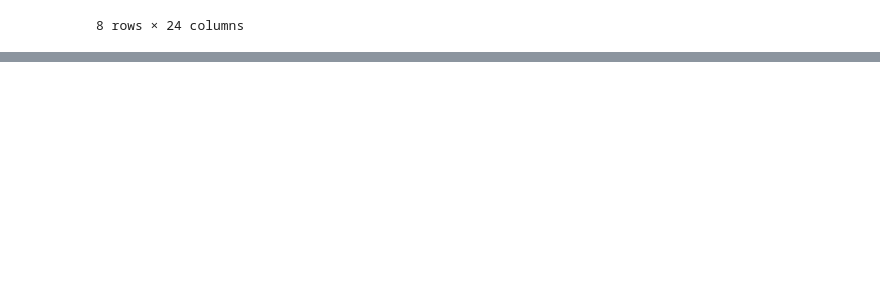
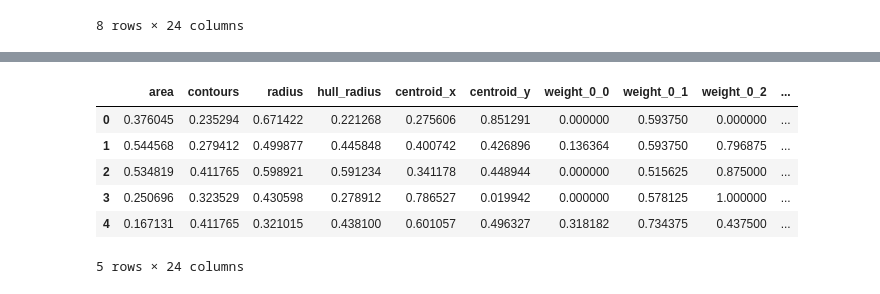
Before and after one commit to jsmienk/IML, a Jupyter notebook: notebooks/feature_analysis.ipynb, the cells around one changed output, grey strips where cells are left out. Saved outputs shown, nothing was run; the diff lists cells and outputs as text; code cells hidden in the pictures; blank space fills up the shorter version.

```diff
--- a/notebooks/feature_analysis.ipynb
+++ b/notebooks/feature_analysis.ipynb
@@ -295,0 +311,14 @@ data_clean.to_csv('../dataset-numpy/dataset-clean-manual.csv', sep=',', encoding
+# %%
+from sklearn.preprocessing import MinMaxScaler
+
+scaler = MinMaxScaler()
+normalized = pd.DataFrame(scaler.fit_transform(data_clean), columns=data_clean.columns)
+normalized[:5]
+# %% [output]
+|  | area | contours | radius | hull_radius | centroid_x | centroid_y | weight_0_0 | weight_0_1 | weight_0_2 | ... |
+| 0 | 0.376045 | 0.235294 | 0.671422 | 0.221268 | 0.275606 | 0.851291 | 0.000000 | 0.593750 | 0.000000 | ... |
+| 1 | 0.544568 | 0.279412 | 0.499877 | 0.445848 | 0.400742 | 0.426896 | 0.136364 | 0.593750 | 0.796875 | ... |
+| 2 | 0.534819 | 0.411765 | 0.598921 | 0.591234 | 0.341178 | 0.448944 | 0.000000 | 0.515625 | 0.875000 | ... |
+| 3 | 0.250696 | 0.323529 | 0.430598 | 0.278912 | 0.786527 | 0.019942 | 0.000000 | 0.578125 | 1.000000 | ... |
+| 4 | 0.167131 | 0.411765 | 0.321015 | 0.438100 | 0.601057 | 0.496327 | 0.318182 | 0.734375 | 0.437500 | ... |
+5 rows × 24 columns
```
Also changed, not shown: parts of 2 cells of this notebook, 3 other files.
